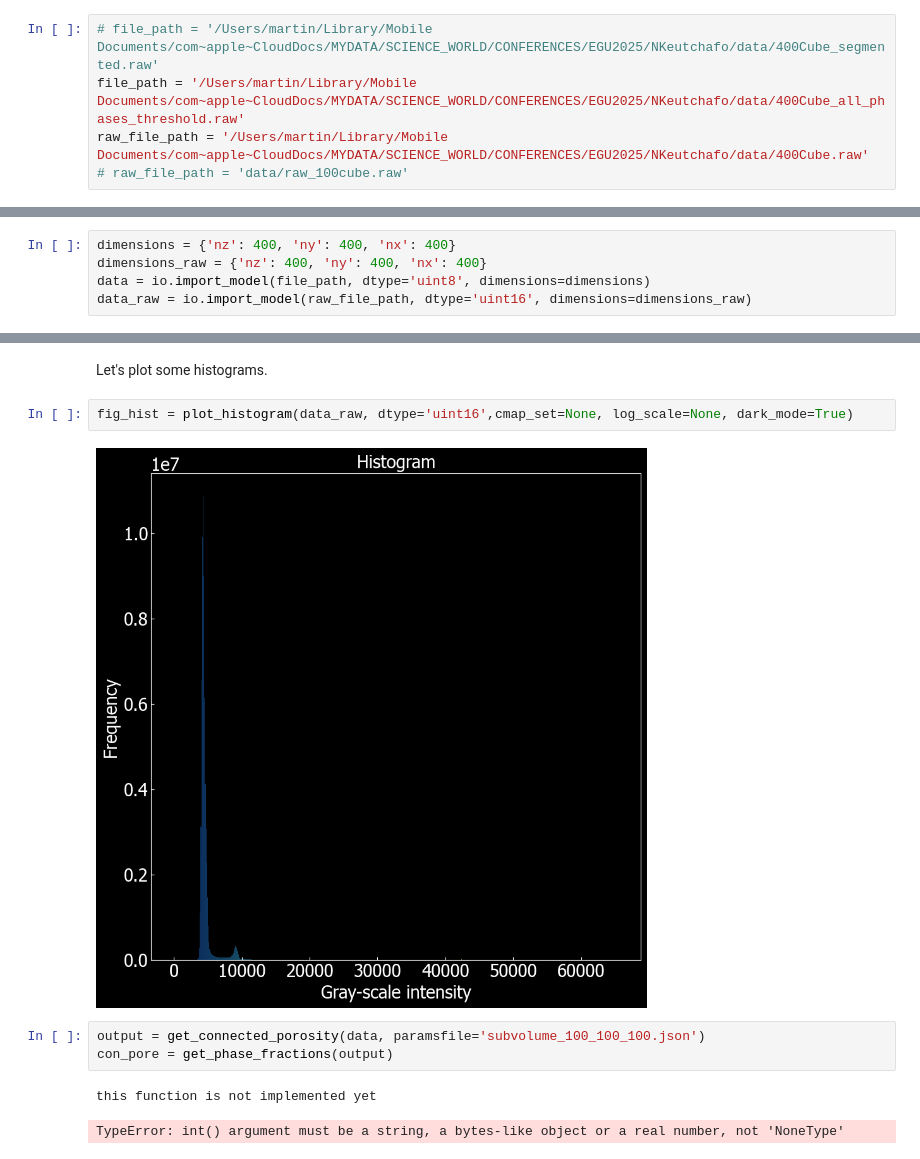
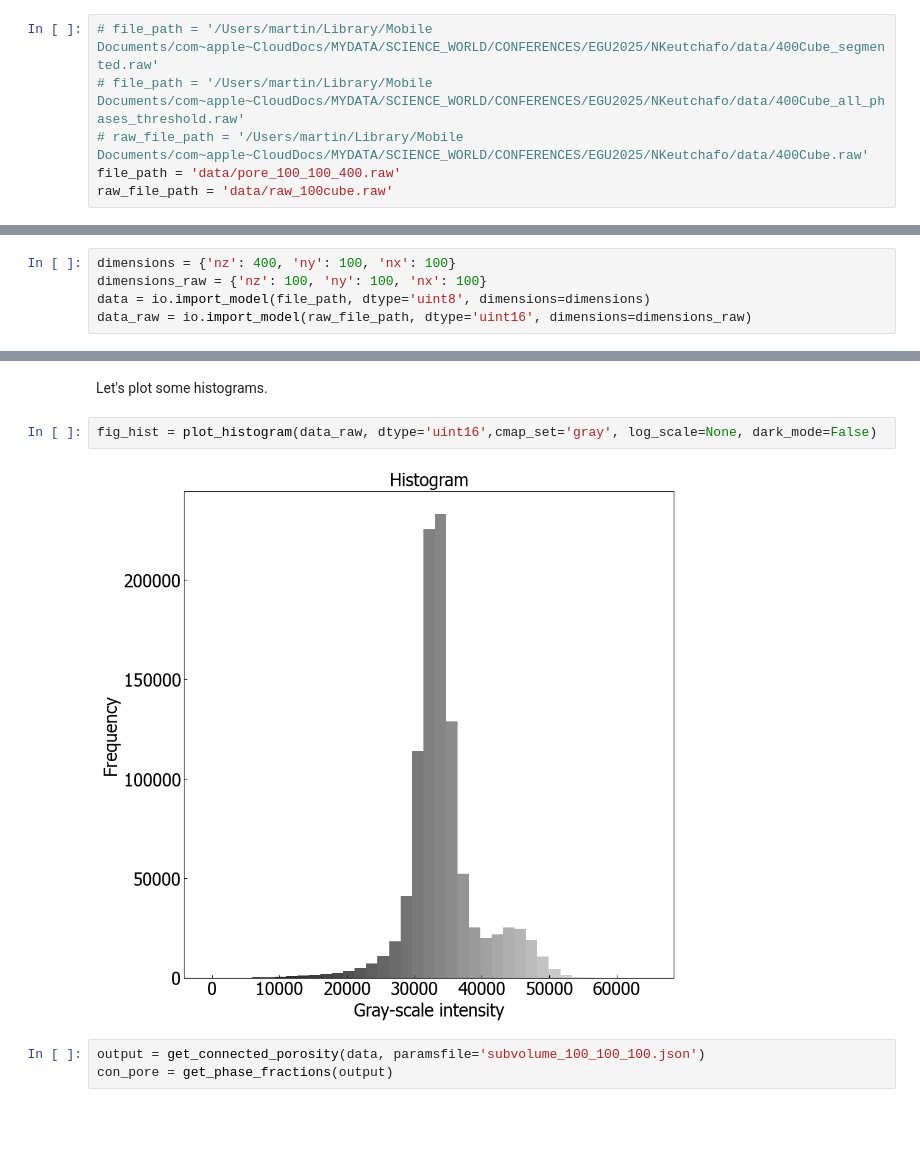
Before and after one commit to m-balcewicz/Digital_Rock_Physics_Template, a Jupyter notebook: examples/get_started_3D_array.ipynb, the cells around one changed output, grey strips where cells are left out. Cells and saved outputs as stored; diff of their text form; blank space fills up the shorter version.

```diff
--- a/examples/get_started_3D_array.ipynb
+++ b/examples/get_started_3D_array.ipynb
@@ -13,14 +13,15 @@ from drp_template.tools import mk_paramsfile
 Set the file path of your 3D array. For the example you can use a provided 2 phase binary.
 # %%
 # file_path = '/Users/martin/Library/Mobile Documents/com~apple~CloudDocs/MYDATA/SCIENCE_WORLD/CONFERENCES/EGU2025/NKeutchafo/data/400Cube_segmented.raw'
-file_path = '/Users/martin/Library/Mobile Documents/com~apple~CloudDocs/MYDATA/SCIENCE_WORLD/CONFERENCES/EGU2025/NKeutchafo/data/400Cube_all_phases_threshold.raw'
-raw_file_path = '/Users/martin/Library/Mobile Documents/com~apple~CloudDocs/MYDATA/SCIENCE_WORLD/CONFERENCES/EGU2025/NKeutchafo/data/400Cube.raw'
-# raw_file_path = 'data/raw_100cube.raw'
+# file_path = '/Users/martin/Library/Mobile Documents/com~apple~CloudDocs/MYDATA/SCIENCE_WORLD/CONFERENCES/EGU2025/NKeutchafo/data/400Cube_all_phases_threshold.raw'
+# raw_file_path = '/Users/martin/Library/Mobile Documents/com~apple~CloudDocs/MYDATA/SCIENCE_WORLD/CONFERENCES/EGU2025/NKeutchafo/data/400Cube.raw'
+file_path = 'data/pore_100_100_400.raw'
+raw_file_path = 'data/raw_100cube.raw'
 # %% [markdown]
 Each 3D.raw must be imported based on it's corresponding parameters like dimensions (nx, ny, nz) or type (uint8, uint16, uint32). The following data (uint8) is sorted in the shape of `data[nz, ny, nx]`. Due to dimensions rules (see README.md) all arrays must be in the format of `data[nx, ny, nz]`. The programm can handle the conversion on its own based on the provided order of dimensions. Regular as well as irregular data can be imported.
 # %%
-dimensions = {'nz': 400, 'ny': 400, 'nx': 400}
-dimensions_raw = {'nz': 400, 'ny': 400, 'nx': 400}
+dimensions = {'nz': 400, 'ny': 100, 'nx': 100}
+dimensions_raw = {'nz': 100, 'ny': 100, 'nx': 100}
 data = io.import_model(file_path, dtype='uint8', dimensions=dimensions)
 data_raw = io.import_model(raw_file_path, dtype='uint16', dimensions=dimensions_raw)
 # %% [output]
@@ -108,12 +91,9 @@ Get the connected porosity
 # %% [markdown]
 Let's plot some histograms.
 # %%
-fig_hist = plot_histogram(data_raw, dtype='uint16',cmap_set=None, log_scale=None, dark_mode=True)
+fig_hist = plot_histogram(data_raw, dtype='uint16',cmap_set='gray', log_scale=None, dark_mode=False)
 # %% [output]
-[figure, old version]
+[figure, new version]
 # %%
 output = get_connected_porosity(data, paramsfile='subvolume_100_100_100.json')
 con_pore = get_phase_fractions(output)
-# %% [output]
-this function is not implemented yet
-TypeError: int() argument must be a string, a bytes-like object or a real number, not 'NoneType'
```
Also changed, not shown: parts of 8 cells of this notebook, 3 other files.
